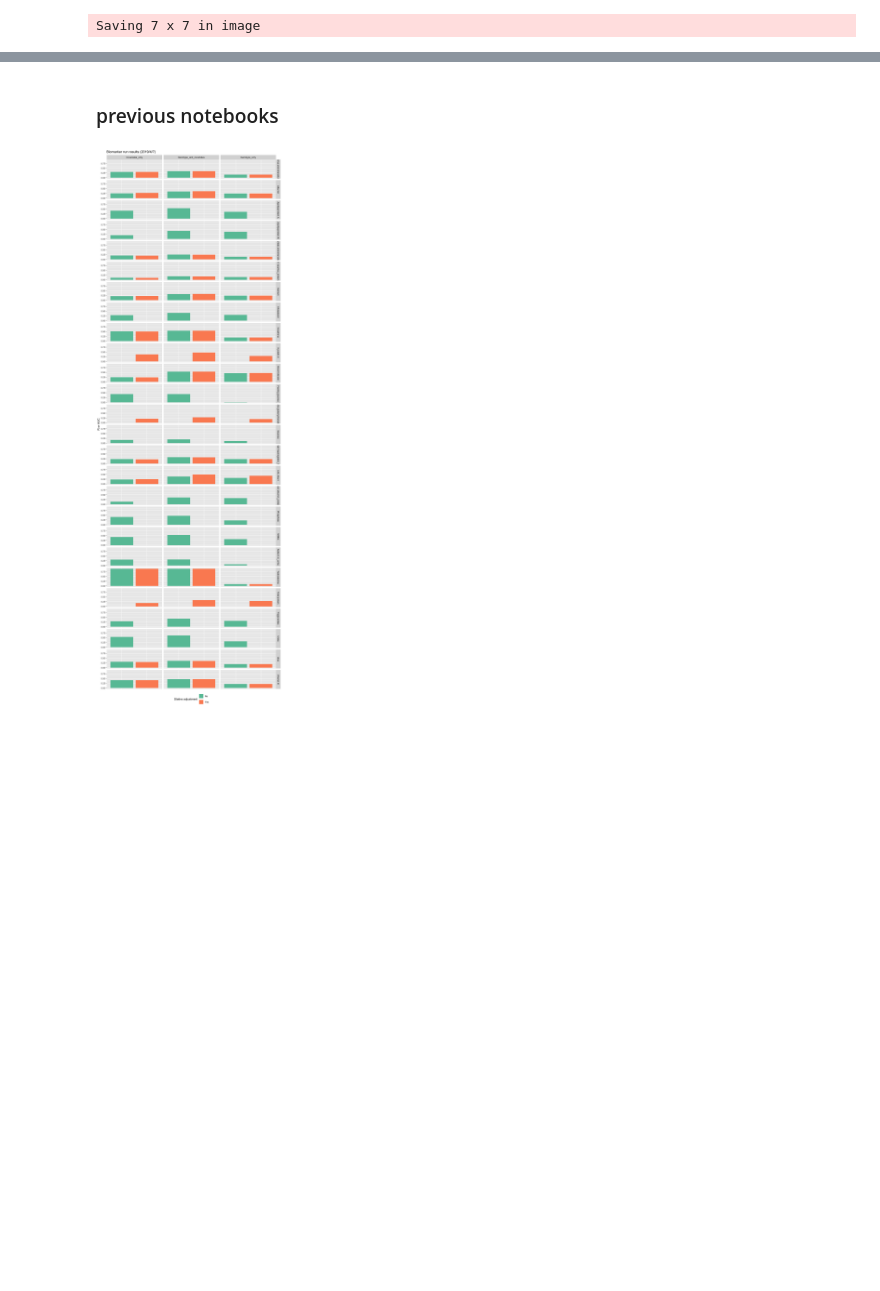
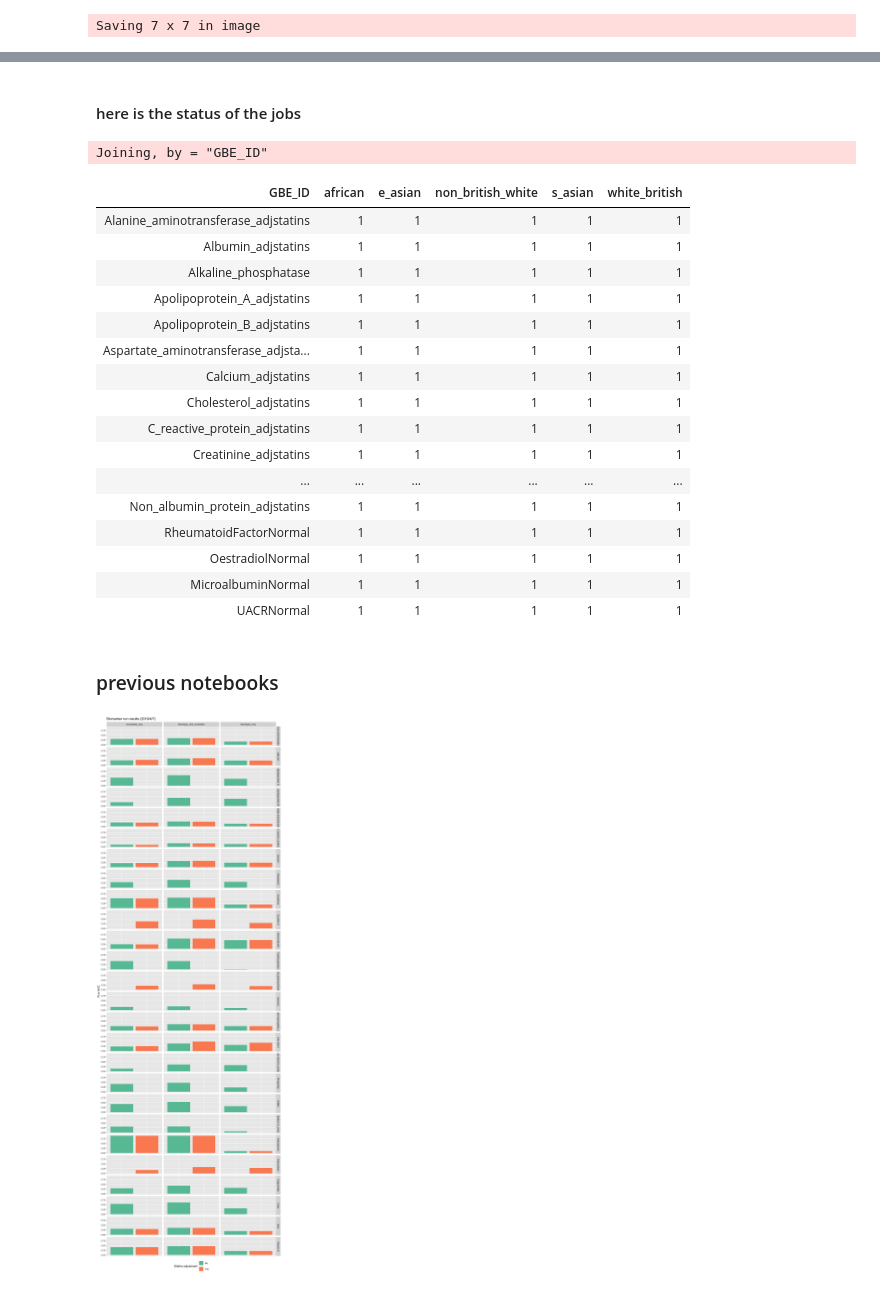
Before and after one commit to rivas-lab/PRS, a Jupyter notebook: notebook/20190407_biomarkers/snpnet_biomarkers_20190407.ipynb, the cells around one changed output, grey strips where cells are left out. Drawn from its saved outputs; the diff is of its cells as text; code cells hidden in the pictures; blank space fills up the shorter version.

```diff
--- a/notebook/20190407_biomarkers/snpnet_biomarkers_20190407.ipynb
+++ b/notebook/20190407_biomarkers/snpnet_biomarkers_20190407.ipynb
@@ -245,3 +268,33 @@ arrange(-Rank_1, -Rank_2, -Rank_3, -Rank_4, -Rank_5)
+# %% [markdown]
+#### here is the status of the jobs
+# %%
+df %>% filter(
+    features == 'Genotype_and_covariates',
+) %>% count(
+    Population, GBE_ID
+) %>% spread(
+    Population, n, fill =0
+) %>%
+right_join(final_list)
+# %% [output]
+Joining, by = "GBE_ID"
+| GBE_ID | african | e_asian | non_british_white | s_asian | white_british |
+| Alanine_aminotransferase_adjstatins | 1 | 1 | 1 | 1 | 1 |
+| Albumin_adjstatins | 1 | 1 | 1 | 1 | 1 |
+| Alkaline_phosphatase | 1 | 1 | 1 | 1 | 1 |
+| Apolipoprotein_A_adjstatins | 1 | 1 | 1 | 1 | 1 |
+| Apolipoprotein_B_adjstatins | 1 | 1 | 1 | 1 | 1 |
+| Aspartate_aminotransferase_adjsta... | 1 | 1 | 1 | 1 | 1 |
+| Calcium_adjstatins | 1 | 1 | 1 | 1 | 1 |
+| Cholesterol_adjstatins | 1 | 1 | 1 | 1 | 1 |
+| C_reactive_protein_adjstatins | 1 | 1 | 1 | 1 | 1 |
+| Creatinine_adjstatins | 1 | 1 | 1 | 1 | 1 |
+| ... | ... | ... | ... | ... | ... |
+| Non_albumin_protein_adjstatins | 1 | 1 | 1 | 1 | 1 |
+| RheumatoidFactorNormal | 1 | 1 | 1 | 1 | 1 |
+| OestradiolNormal | 1 | 1 | 1 | 1 | 1 |
+| MicroalbuminNormal | 1 | 1 | 1 | 1 | 1 |
+| UACRNormal | 1 | 1 | 1 | 1 | 1 |
 # %% [markdown]
 ### previous notebooks
 # %%
```
Also changed, not shown: parts of 11 cells of this notebook, 5 other files.
